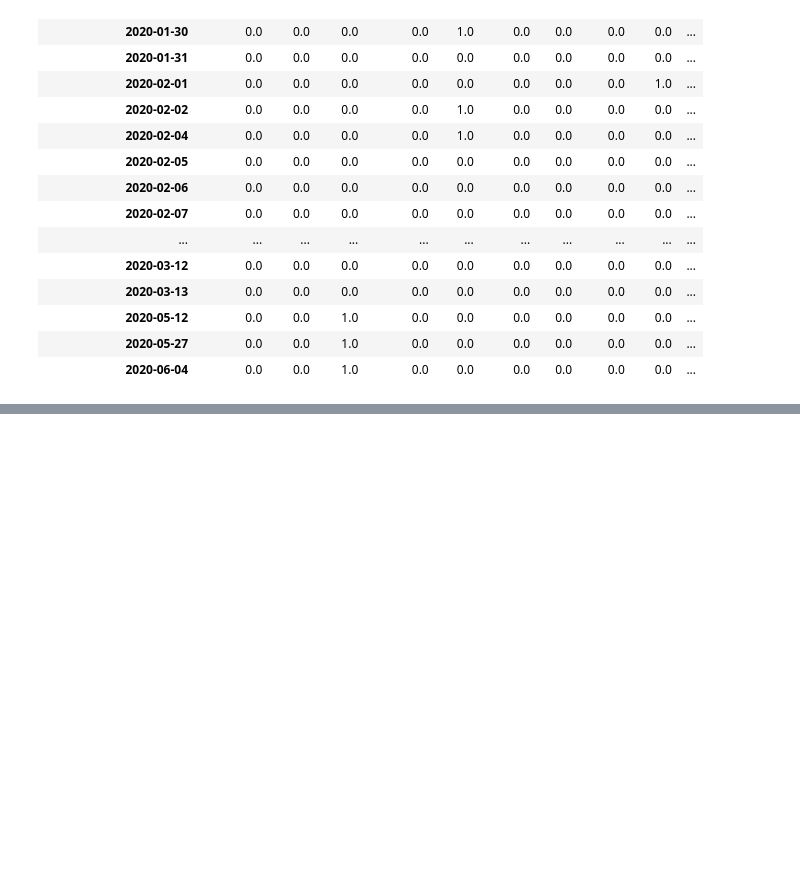
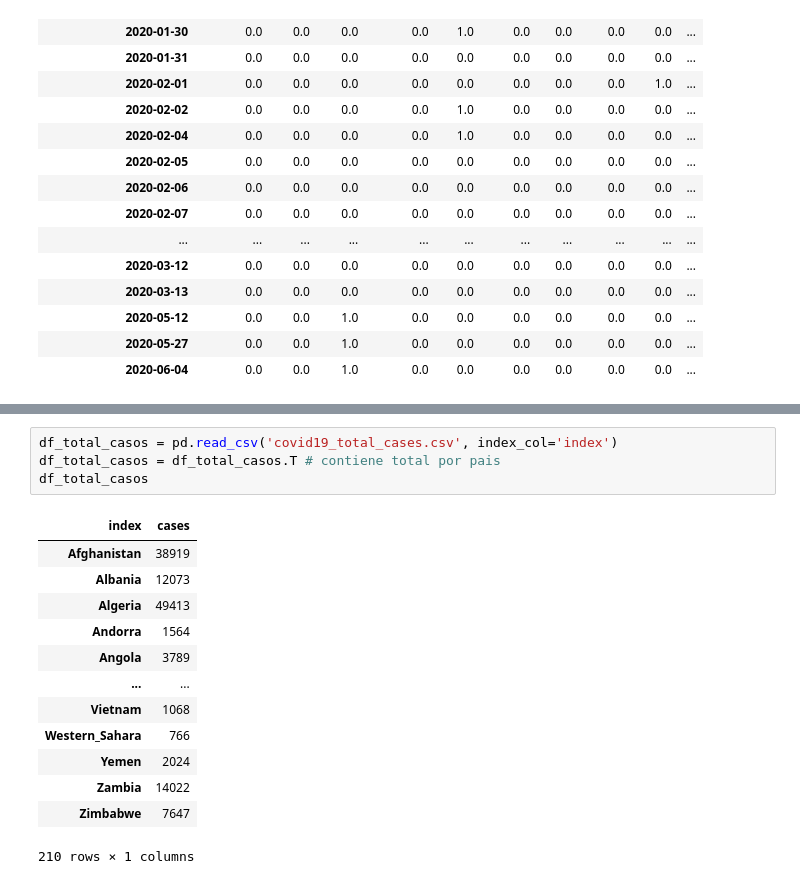
Before and after one commit to solfontan/DS_PT_09_2023, a Jupyter notebook: Data_Analysis/Analisis_de_datos/ch_03/ejercicios/ejercicio.ipynb, the cells around one changed output, grey strips where cells are left out. Drawn from its saved outputs; the diff is of its cells as text; blank space fills up the shorter version.

```diff
--- a/Data_Analysis/Analisis_de_datos/ch_03/ejercicios/ejercicio.ipynb
+++ b/Data_Analysis/Analisis_de_datos/ch_03/ejercicios/ejercicio.ipynb
@@ -371,0 +376,18 @@ pivot_df
+# %%
+df_total_casos = pd.read_csv('covid19_total_cases.csv', index_col='index')
+df_total_casos = df_total_casos.T # contiene total por pais
+df_total_casos
+# %% [output]
+| index | cases |
+| Afghanistan | 38919 |
+| Albania | 12073 |
+| Algeria | 49413 |
+| Andorra | 1564 |
+| Angola | 3789 |
+| ... | ... |
+| Vietnam | 1068 |
+| Western_Sahara | 766 |
+| Yemen | 2024 |
+| Zambia | 14022 |
+| Zimbabwe | 7647 |
+210 rows × 1 columns
```
Also changed, not shown: parts of 2 cells of this notebook.
